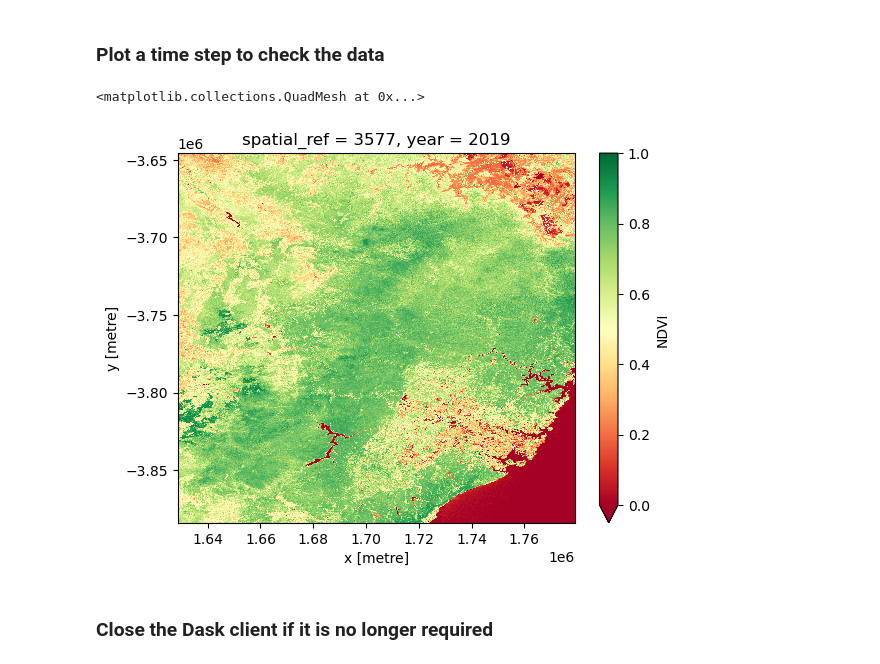
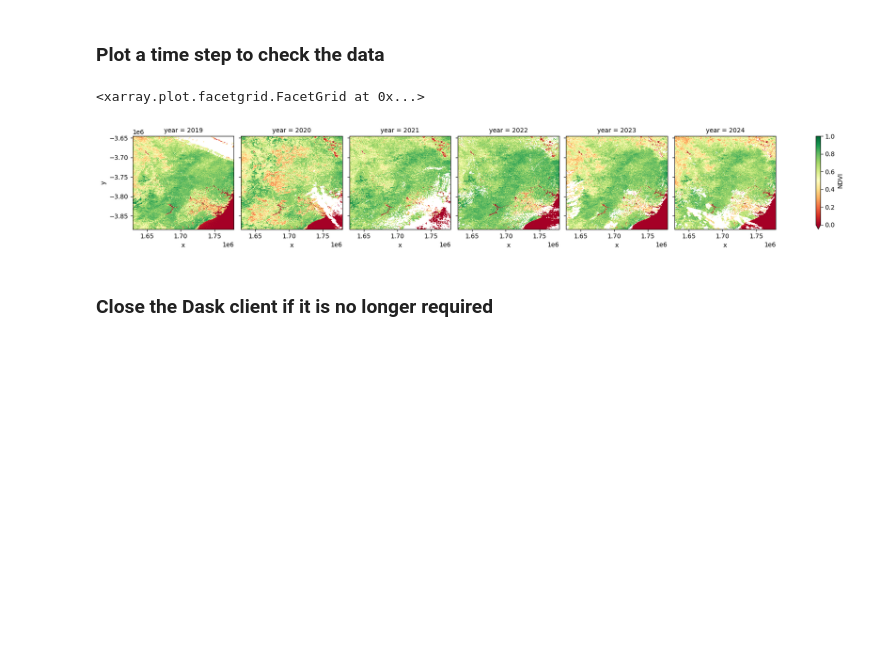
Before and after one commit to mjdear68/Greater-Blue-Mountains-KBA-Change-Detection-2024, a Jupyter notebook: data_extraction.ipynb, the cells around one changed output. Saved outputs shown, nothing was run; the diff lists cells and outputs as text; code cells hidden in the pictures; blank space fills up the shorter version.

Commit message:
New run of the data extraction with single dates.

```diff
--- a/data_extraction.ipynb
+++ b/data_extraction.ipynb
@@ -182,8 +182,8 @@ query = {
   'resolution':(-spatial_res, spatial_res),
   'group_by':'solar_day',
   'dask_chunks':{"time": 1, "x": dask_chunk_size[0] , "y": dask_chunk_size[1]},
-  # 'cloud_mask':'s2cloudless', # Uncomment if using Sentinel data; Note: s2cloudless might mask sand
-  'cloud_mask':'fmask', # Use fmask if s2cloudless is masking sand
+  'cloud_mask':'s2cloudless', # Uncomment if using Sentinel data; Note: s2cloudless might mask sand
+  # 'cloud_mask':'fmask', # Use fmask if s2cloudless is masking sand
   'dataset_predicate': filter_months,
   'min_gooddata':0.80 # This will slow down dataset search
 }
@@ -713,10 +713,12 @@ Wall time: 2min 24s
 # %% [markdown]
 ### Plot a time step to check the data
 # %%
-ds.isel(year=0).NDVI.plot(vmin=0, vmax=1, cmap='RdYlGn')
+# ds.isel(year=0).NDVI.plot(vmin=0, vmax=1, cmap='RdYlGn')
+# ds.isel(year=3).nbart_red.plot(cmap='RdYlGn')
+ds.NDVI.plot(col='year', vmin=0, vmax=1, cmap='RdYlGn')
 # %% [output]
-<matplotlib.collections.QuadMesh at 0x...>
+<xarray.plot.facetgrid.FacetGrid at 0x...>
-[figure, old version]
+[figure, new version]
 # %% [markdown]
 ### Close the Dask client if it is no longer required
 # %%
```
Also changed, not shown: parts of 14 cells of this notebook.
